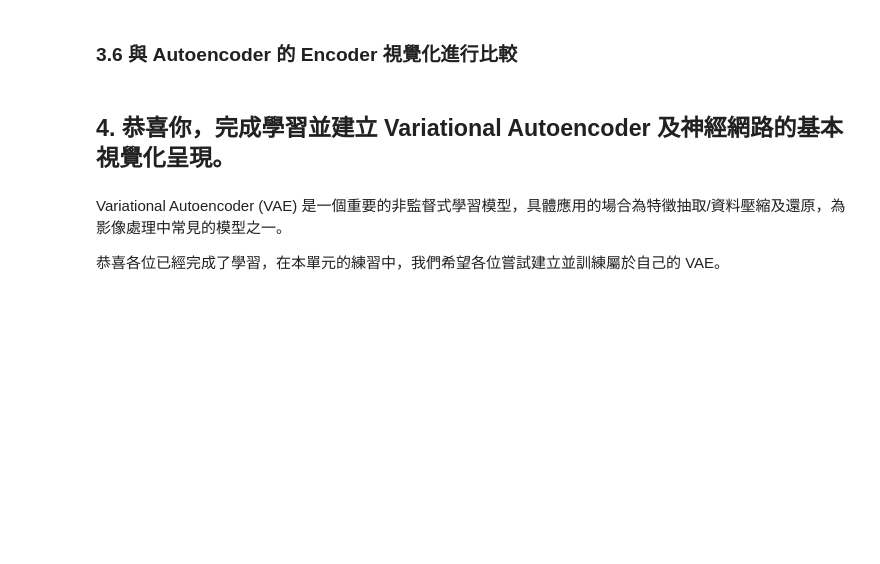
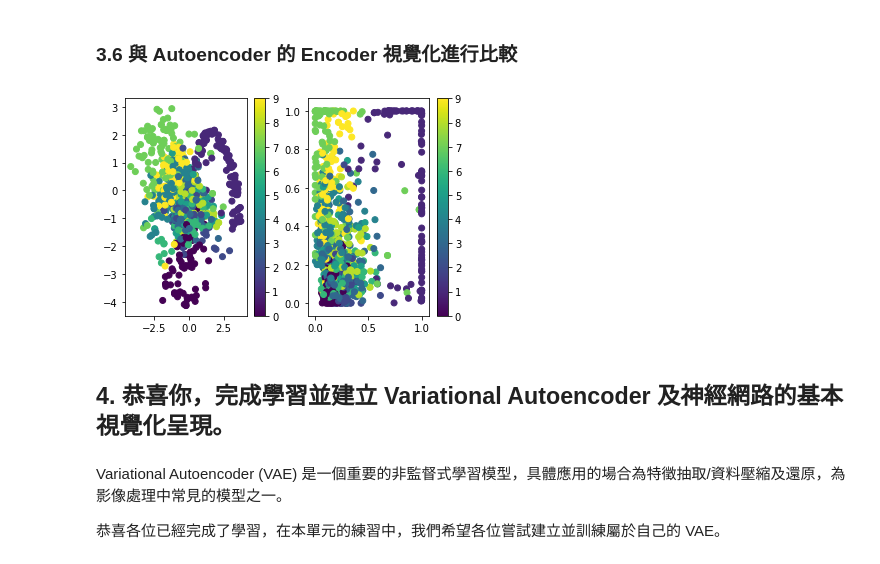
Before and after one commit to yenlung/Deep-Learning-MOOC, a Jupyter notebook: 07-1. 自編碼器 Autoencoder.ipynb, the cells around one changed output. Cells and saved outputs as stored; diff of their text form; code cells hidden in the pictures; blank space fills up the shorter version.

```diff
--- a/07-1. 自編碼器 Autoencoder.ipynb
+++ b/07-1. 自編碼器 Autoencoder.ipynb
@@ -285,13 +393,15 @@ plt.show()
 ### 3.6 與 Autoencoder 的 Encoder 視覺化進行比較
 # %%
 plt.subplot(1, 2, 1)
-plt.scatter(VAE_latents[:, 0], VAE_latents[:, 1], c=y_test[idices])
+plt.scatter(VAE_latents[:, 0], VAE_latents[:, 1], c=y_test[indices])
 plt.colorbar()
 
 plt.subplot(1, 2, 2)
-plt.scatter(latents[:, 0], latents[:, 1], c=y_test[idices])
+plt.scatter(latents[:, 0], latents[:, 1], c=y_test[indices])
 plt.colorbar()
 plt.show()
+# %% [output]
+[figure, added]
 # %% [markdown]
 ## 4. 恭喜你，完成學習並建立 Variational Autoencoder 及神經網路的基本視覺化呈現。
 # %% [markdown]
```
Also changed, not shown: parts of 16 cells of this notebook, 3 other files.
